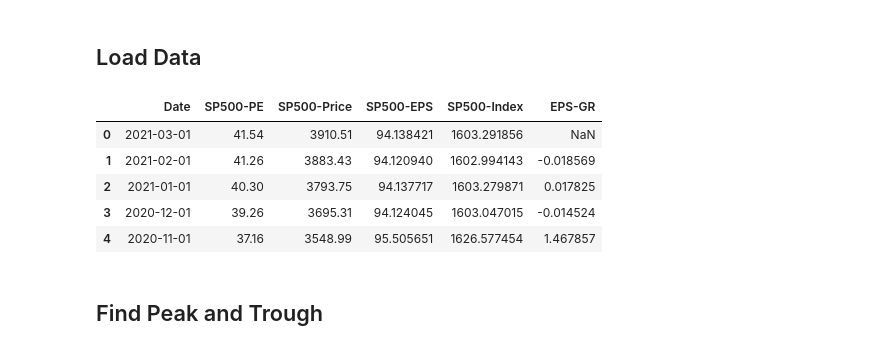
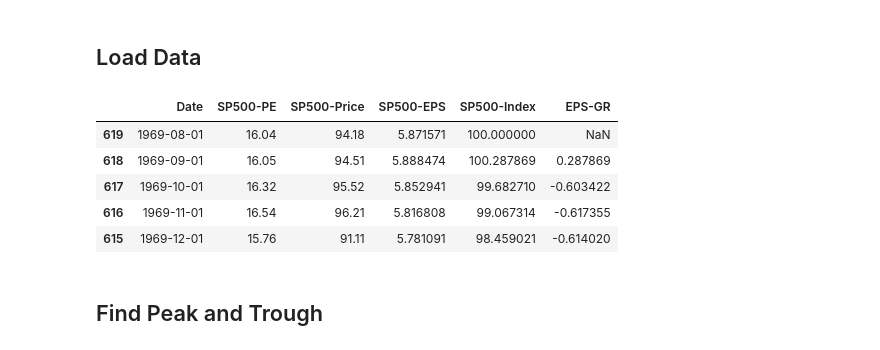
Before and after one commit to chenxd2/DSI-KPMG-Capstone, a Jupyter notebook: Target Variable Visualization.ipynb, the cells around one changed output. Saved outputs shown, nothing was run; the diff lists cells and outputs as text; code cells hidden in the pictures.

```diff
--- a/Target Variable Visualization.ipynb
+++ b/Target Variable Visualization.ipynb
@@ -17,26 +17,27 @@ warnings.filterwarnings('ignore')
 # %%
 curr_path = os.getcwd()
 input_path = os.path.join(curr_path,'S&P500-EPS.xlsx')
-df = pd.read_excel(
+eps_df = pd.read_excel(
     input_path,
     engine='openpyxl',
     header=None,
     skiprows = 1
 )
 
-df.columns = ['Date', 'SP500-PE', 'SP500-Price', 'SP500-EPS', 'SP500-Index']
-df.dropna(axis=0, how='any', inplace=True)
+eps_df.columns = ['Date', 'SP500-PE', 'SP500-Price', 'SP500-EPS', 'SP500-Index']
+eps_df.dropna(axis=0, how='any', inplace=True)
 
-df['EPS-GR'] = df['SP500-EPS'].pct_change(1) * 100
+eps_df = eps_df.iloc[::-1]
+eps_df['EPS-GR'] = eps_df['SP500-EPS'].pct_change(1) * 100
 # %%
-df.head()
+eps_df.head()
 # %% [output]
 |  | Date | SP500-PE | SP500-Price | SP500-EPS | SP500-Index | EPS-GR |
-| 0 | 2021-03-01 | 41.54 | 3910.51 | 94.138421 | 1603.291856 | NaN |
-| 1 | 2021-02-01 | 41.26 | 3883.43 | 94.120940 | 1602.994143 | -0.018569 |
-| 2 | 2021-01-01 | 40.30 | 3793.75 | 94.137717 | 1603.279871 | 0.017825 |
-| 3 | 2020-12-01 | 39.26 | 3695.31 | 94.124045 | 1603.047015 | -0.014524 |
-| 4 | 2020-11-01 | 37.16 | 3548.99 | 95.505651 | 1626.577454 | 1.467857 |
+| 619 | 1969-08-01 | 16.04 | 94.18 | 5.871571 | 100.000000 | NaN |
+| 618 | 1969-09-01 | 16.05 | 94.51 | 5.888474 | 100.287869 | 0.287869 |
+| 617 | 1969-10-01 | 16.32 | 95.52 | 5.852941 | 99.682710 | -0.603422 |
+| 616 | 1969-11-01 | 16.54 | 96.21 | 5.816808 | 99.067314 | -0.617355 |
+| 615 | 1969-12-01 | 15.76 | 91.11 | 5.781091 | 98.459021 | -0.614020 |
 # %% [markdown]
 ## Find Peak and Trough
 # %%
```
Also changed, not shown: parts of 9 cells of this notebook.
